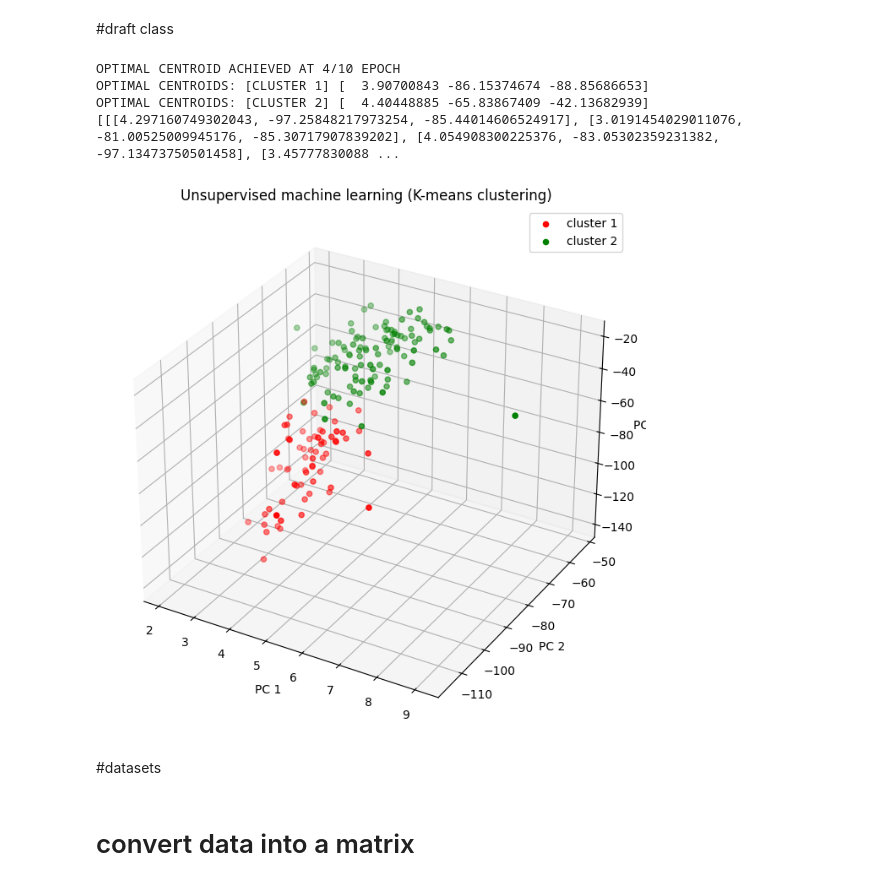
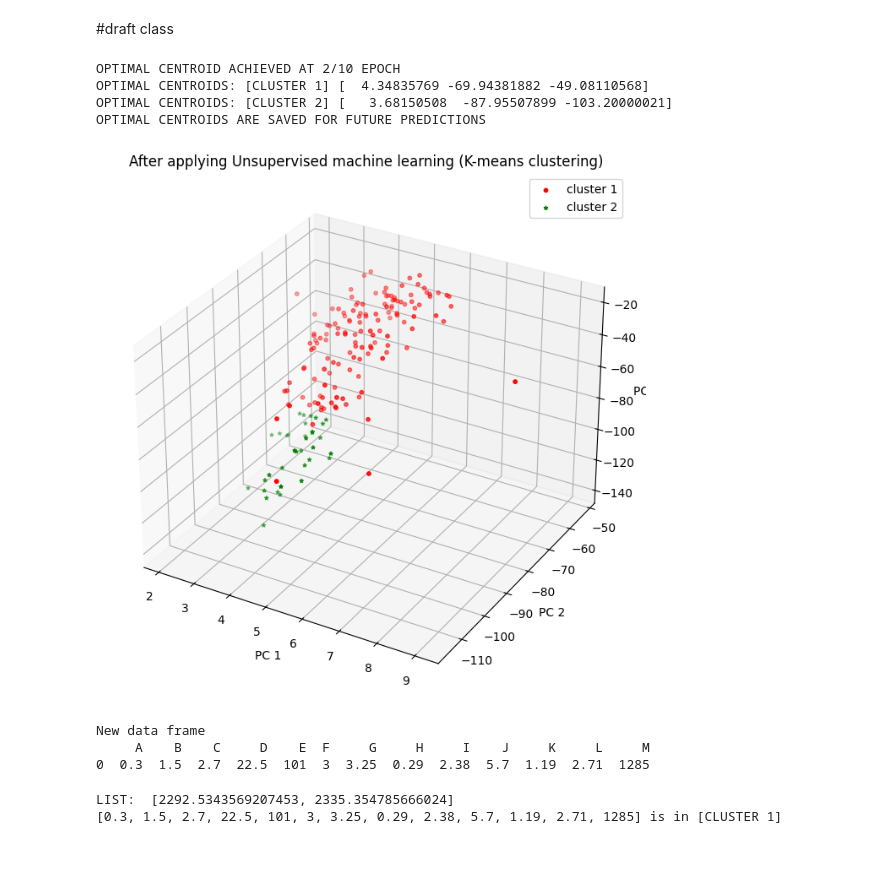
Before and after one commit to coldsober-irene/ASSIGNMENTS, a Jupyter notebook: pca_computation.ipynb, the cells around one changed output. Drawn from its saved outputs; the diff is of its cells as text; code cells hidden in the pictures; blank space fills up the shorter version.

Commit message:
WITH PREDICTION OUTPUT

```diff
--- a/pca_computation.ipynb
+++ b/pca_computation.ipynb
@@ -129,18 +180,25 @@ class Plotting_clusters:
 # %%
 data_cleaning = ProcessData()
 standard_data = data_cleaning.standadardize_data()
 cov_matrix = data_cleaning.compute_covariance_matrix(standardized_data=standard_data)
 principal_comps, pca_df = data_cleaning.Compute_principal_components(cov_matrix=cov_matrix)
 
 classifier = Clustering(dataframe=pca_df, principal_components_array=principal_comps)
 clusters = classifier.Optimize_clusters()
-print(clusters)
+# print(clusters)
+# plot_before_clustering = Plotting_clusters(clusters = pca_df, plot_clusters=False)
 plotter = Plotting_clusters(clusters = clusters)
+
+classifier.Predict([0.3,1.5,2.7,22.5,101,3,3.25,0.29,2.38,5.7,1.19,2.71,1285])
+# Plotting_clusters(clusters = principal_comps)
 # %% [output]
-OPTIMAL CENTROID ACHIEVED AT 4/10 EPOCH
-OPTIMAL CENTROIDS: [CLUSTER 1] [  3.90700843 -86.15374674 -88.85686653]
-OPTIMAL CENTROIDS: [CLUSTER 2] [  4.40448885 -65.83867409 -42.13682939]
-[[[4.297160749302043, -97.25848217973254, -85.44014606524917], [3.0191454029011076, -81.00525009945176, -85.30717907839202], [4.054908300225376, -83.05302359231382, -97.13473750501458], [3.45777830088 ...
+OPTIMAL CENTROID ACHIEVED AT 2/10 EPOCH
+OPTIMAL CENTROIDS: [CLUSTER 1] [  4.34835769 -69.94381882 -49.08110568]
+OPTIMAL CENTROIDS: [CLUSTER 2] [   3.68150508  -87.95507899 -103.20000021]
+OPTIMAL CENTROIDS ARE SAVED FOR FUTURE PREDICTIONS
-[figure, old version]
+[figure, new version]
+New data frame
+     A    B    C     D    E  F     G     H     I    J     K     L     M
+0  0.3  1.5  2.7  22.5  101  3  3.25  0.29  2.38  5.7  1.19  2.71  1285
+LIST:  [2292.5343569207453, 2335.354785666024]
+[0.3, 1.5, 2.7, 22.5, 101, 3, 3.25, 0.29, 2.38, 5.7, 1.19, 2.71, 1285] is in [CLUSTER 1]
-# %% [markdown]
-#datasets
@@ -157,2 +204,0 @@ cols = list(df.columns)
-# %% [markdown]
-# convert data into a matrix
```
Also changed, not shown: parts of 32 cells of this notebook.
